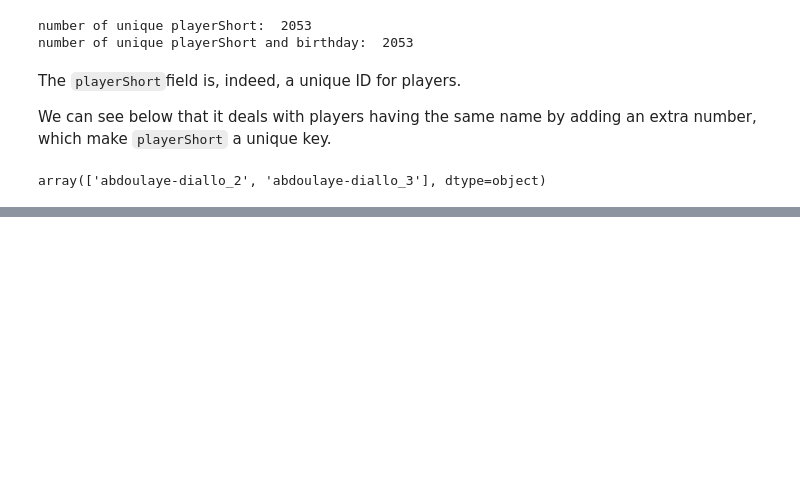
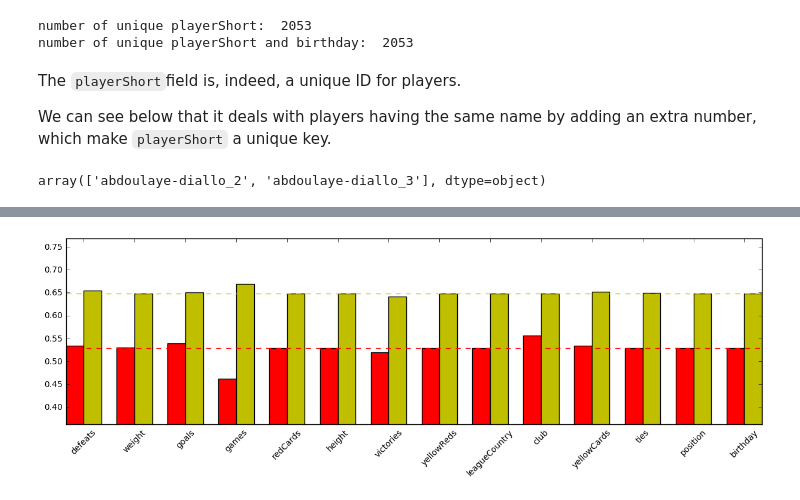
Before and after one commit to jmuth/ADA_homeworks, a Jupyter notebook: 04 - Applied ML/2_Clustering.ipynb, the cells around one changed output, grey strips where cells are left out. Saved outputs shown, nothing was run; the diff lists cells and outputs as text; code cells hidden in the pictures; blank space fills up the shorter version.

Commit message:
2. clustering

```diff
--- a/04 - Applied ML/2_Clustering.ipynb
+++ b/04 - Applied ML/2_Clustering.ipynb
@@ -776,0 +129,13 @@ Seems that it will be difficul
+# %%
+# deep copy
+df_player_color = pd.DataFrame.copy(df_player)
+
+# 1 dark skin; 0 white skin
+df_player_color['skin_colour'] = df_player_color[['rater1', 'rater2']].mean(axis=1) > 0.5
+df_player_color['skin_colour'] = df_player_color['skin_colour'].astype(int)
+
+# remove rater1 and rater2
+df_player_color = df_player_color.drop(['rater1', 'rater2'], axis=1)
+
+print("shape: ", df_player_color.shape)
+df_player_color.head(2)
@@ -776,0 +237,29 @@ Seems that it will be difficul
+# %%
+def silhouette_kmeans(df):
+    # drop label column
+    X = df.drop('skin_colour', axis=1).as_matrix()
+
+    # k-means
+    kmeans = KMeans(n_clusters=2, random_state=0).fit(X)
+    labels = kmeans.labels_
+
+    # compute
+    silhouette =  sklearn.metrics.silhouette_score(X, labels, metric="euclidean")
+    return silhouette, score_labels(df, labels)
+
+def score_labels(df, labels):
+    score = (labels == df['skin_colour']).sum()
+    score = max(score, labels.size - score) / labels.size
+    return score
+
+def remove_one_feature(df):
+    columns_names = list(df.columns.values)[:-1] # remove skin_colours from the iterable
+    dic_silouhette = {}
+    dic_score = {}
+    base_sil, base_score = silhouette_kmeans(df)
+    for name in columns_names:
+        sil, score = silhouette_kmeans(df.drop(name, axis = 1))
+        dic_silouhette[name] = sil
+        dic_score[name] = score
+
+    return base_sil, base_score, dic_silouhette, dic_score
@@ -776,0 +272,5 @@ Seems that it will be difficul
+# %%
+base_sil, base_score, dic_sil, dic_score = remove_one_feature(df_player_to_id)
+fig = helper.plot_dict(dic_sil, dic_score, base_sil, base_score)
+# %% [output]
+[figure, added]
```
Also changed, not shown: parts of 94 cells of this notebook, 1 other file.
